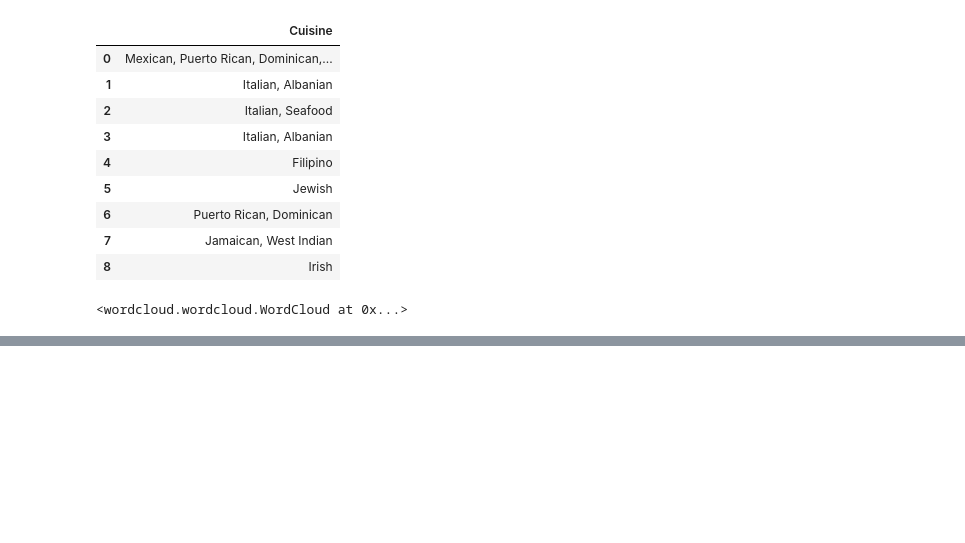
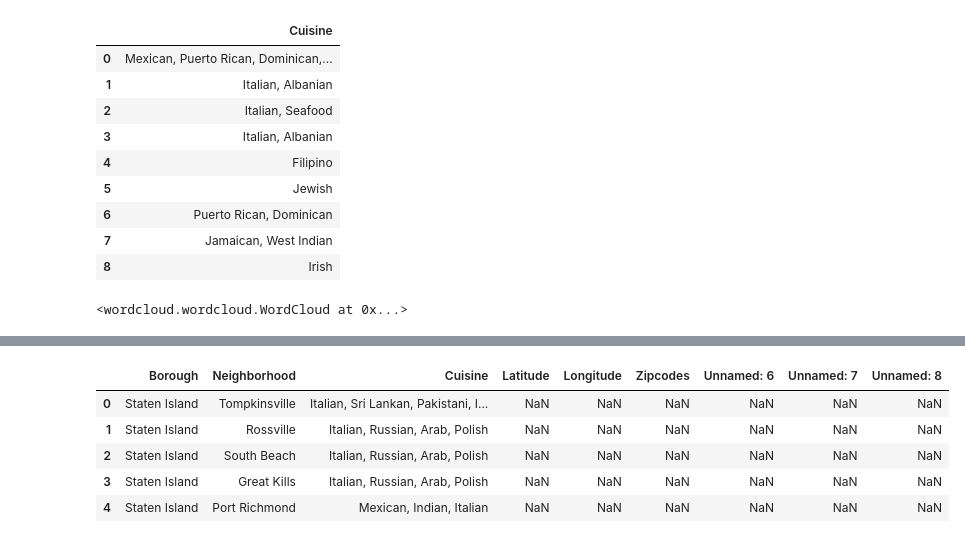
Before and after one commit to roandrade46/Coursera_Capstone, a Jupyter notebook: The Battle of Neighborhoods_week2-3.ipynb, the cells around one changed output, grey strips where cells are left out. Saved outputs shown, nothing was run; the diff lists cells and outputs as text; code cells hidden in the pictures; blank space fills up the shorter version.

```diff
--- a/The Battle of Neighborhoods_week2-3.ipynb
+++ b/The Battle of Neighborhoods_week2-3.ipynb
@@ -411,3 +413,13 @@ Most Preferred Food in The Bronx
 2.Albanian
 3.Dominican
 4.Puerto Rican
+# %%
+StatenIsland_data = NYC_CUISINE[NYC_CUISINE['Borough'] == 'Staten Island'].reset_index(drop=True)
+StatenIsland_data.head()
+# %% [output]
+|  | Borough | Neighborhood | Cuisine | Latitude | Longitude | Zipcodes | Unnamed: 6 | Unnamed: 7 | Unnamed: 8 |
+| 0 | Staten Island | Tompkinsville | Italian, Sri Lankan, Pakistani, I... | NaN | NaN | NaN | NaN | NaN | NaN |
+| 1 | Staten Island | Rossville | Italian, Russian, Arab, Polish | NaN | NaN | NaN | NaN | NaN | NaN |
+| 2 | Staten Island | South Beach | Italian, Russian, Arab, Polish | NaN | NaN | NaN | NaN | NaN | NaN |
+| 3 | Staten Island | Great Kills | Italian, Russian, Arab, Polish | NaN | NaN | NaN | NaN | NaN | NaN |
+| 4 | Staten Island | Port Richmond | Mexican, Indian, Italian | NaN | NaN | NaN | NaN | NaN | NaN |
```
Also changed, not shown: parts of 13 cells of this notebook.
